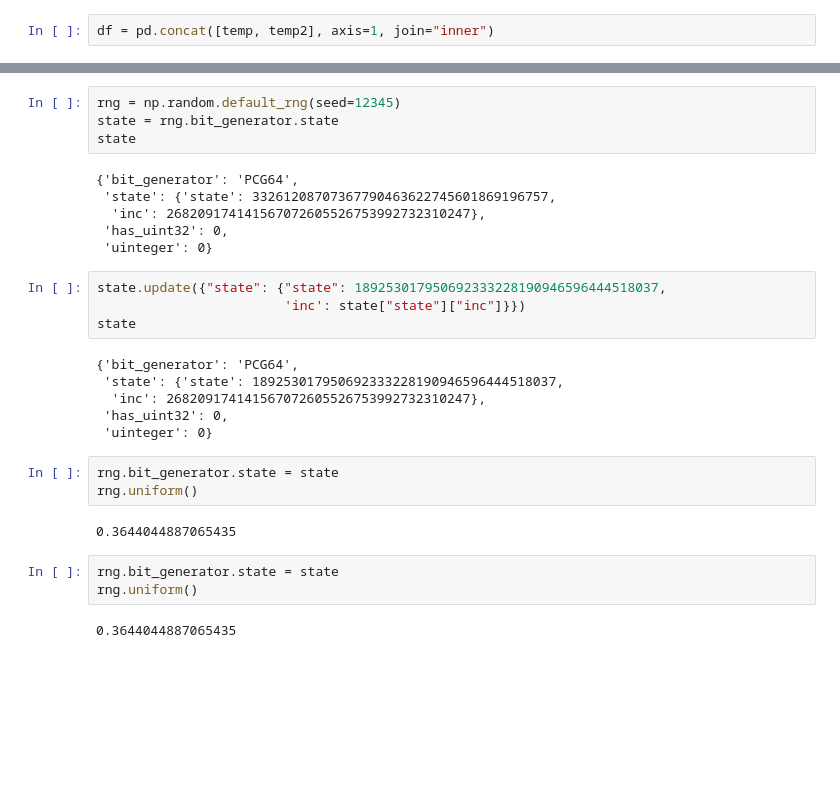
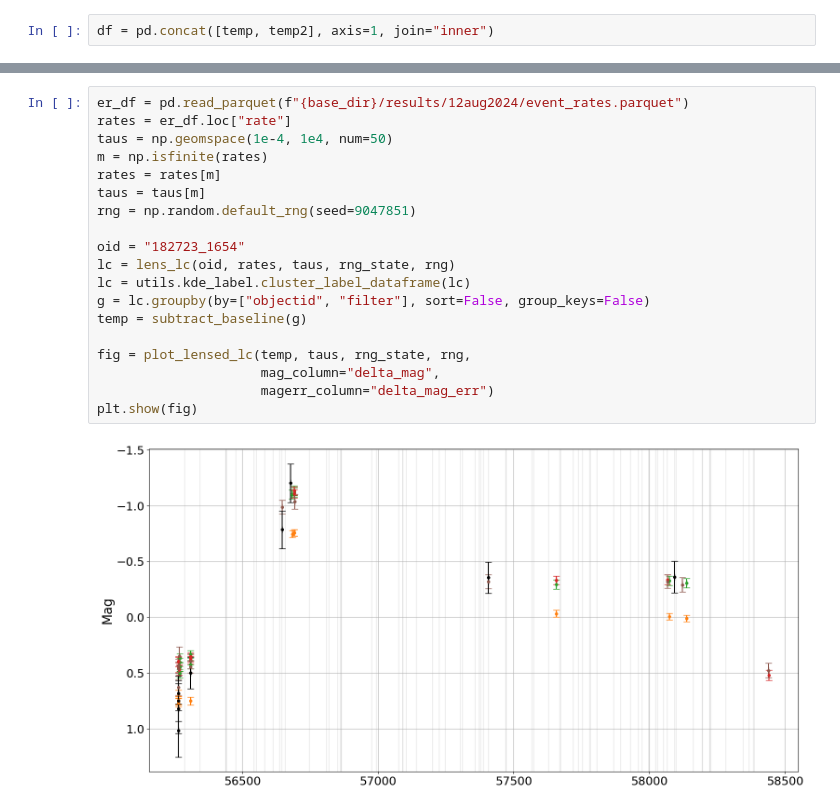
Before and after one commit to adriansh95/StringMicrolensing, a Jupyter notebook: notebooks/MC_results.ipynb, the cells around one changed output, grey strips where cells are left out. Saved outputs shown, nothing was run; the diff lists cells and outputs as text; blank space fills up the shorter version.

```diff
--- a/notebooks/MC_results.ipynb
+++ b/notebooks/MC_results.ipynb
@@ -155,30 +204,21 @@ def relens_lc(oid, rng_state):
-# %%
-rng = np.random.default_rng(seed=12345)
-state = rng.bit_generator.state
-state
-# %% [output]
-{'bit_generator': 'PCG64',
- 'state': {'state': 33261208707367790463622745601869196757,
-  'inc': 268209174141567072605526753992732310247},
- 'has_uint32': 0,
- 'uinteger': 0}
-# %%
-state.update({"state": {"state": 189253017950692333228190946596444518037,
-                        'inc': state["state"]["inc"]}})
-state
-# %% [output]
-{'bit_generator': 'PCG64',
- 'state': {'state': 189253017950692333228190946596444518037,
-  'inc': 268209174141567072605526753992732310247},
- 'has_uint32': 0,
- 'uinteger': 0}
-# %%
-rng.bit_generator.state = state
-rng.uniform()
-# %% [output]
-0.3644044887065435
-# %%
-rng.bit_generator.state = state
-rng.uniform()
-# %% [output]
-0.3644044887065435
+# %%
+er_df = pd.read_parquet(f"{base_dir}/results/12aug2024/event_rates.parquet")
+rates = er_df.loc["rate"]
+taus = np.geomspace(1e-4, 1e4, num=50)
+m = np.isfinite(rates)
+rates = rates[m]
+taus = taus[m]
+rng = np.random.default_rng(seed=9047851)
+
+oid = "182723_1654"
+lc = lens_lc(oid, rates, taus, rng_state, rng)
+lc = utils.kde_label.cluster_label_dataframe(lc)
+g = lc.groupby(by=["objectid", "filter"], sort=False, group_keys=False)
+temp = subtract_baseline(g)
+
+fig = plot_lensed_lc(temp, taus, rng_state, rng,
+                     mag_column="delta_mag",
+                     magerr_column="delta_mag_err")
+plt.show(fig)
+# %% [output]
+[figure, added]
```
Also changed, not shown: parts of 8 cells of this notebook.
